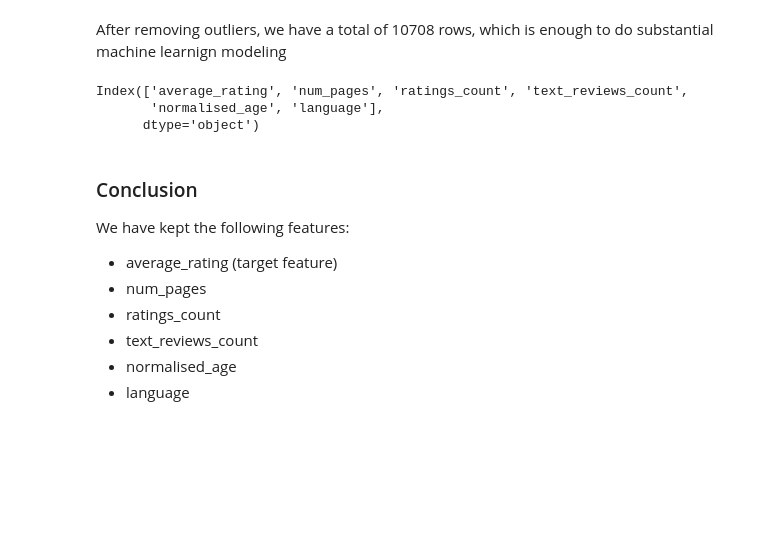
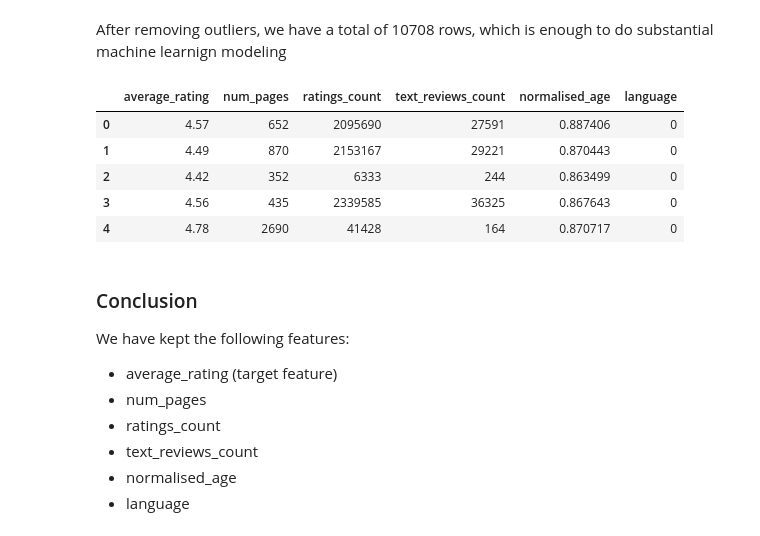
Before and after one commit to Attoumassa/book_rating_prediction_model, a Jupyter notebook: feature_engineering.ipynb, the cells around one changed output. Drawn from its saved outputs; the diff is of its cells as text; code cells hidden in the pictures; blank space fills up the shorter version.

```diff
--- a/feature_engineering.ipynb
+++ b/feature_engineering.ipynb
@@ -330,11 +337,14 @@ We have kept 10708 rows of data, (96.27 %)
 # %% [markdown]
 After removing outliers, we have a total of 10708 rows, which is enough to do substantial machine learnign modeling
 # %%
-df.columns
+df.head()
 # %% [output]
-Index(['average_rating', 'num_pages', 'ratings_count', 'text_reviews_count',
-       'normalised_age', 'language'],
-      dtype='object')
+|  | average_rating | num_pages | ratings_count | text_reviews_count | normalised_age | language |
+| 0 | 4.57 | 652 | 2095690 | 27591 | 0.887406 | 0 |
+| 1 | 4.49 | 870 | 2153167 | 29221 | 0.870443 | 0 |
+| 2 | 4.42 | 352 | 6333 | 244 | 0.863499 | 0 |
+| 3 | 4.56 | 435 | 2339585 | 36325 | 0.867643 | 0 |
+| 4 | 4.78 | 2690 | 41428 | 164 | 0.870717 | 0 |
 # %% [markdown]
 ### Conclusion
 
```
Also changed, not shown: parts of 1 cell of this notebook.
